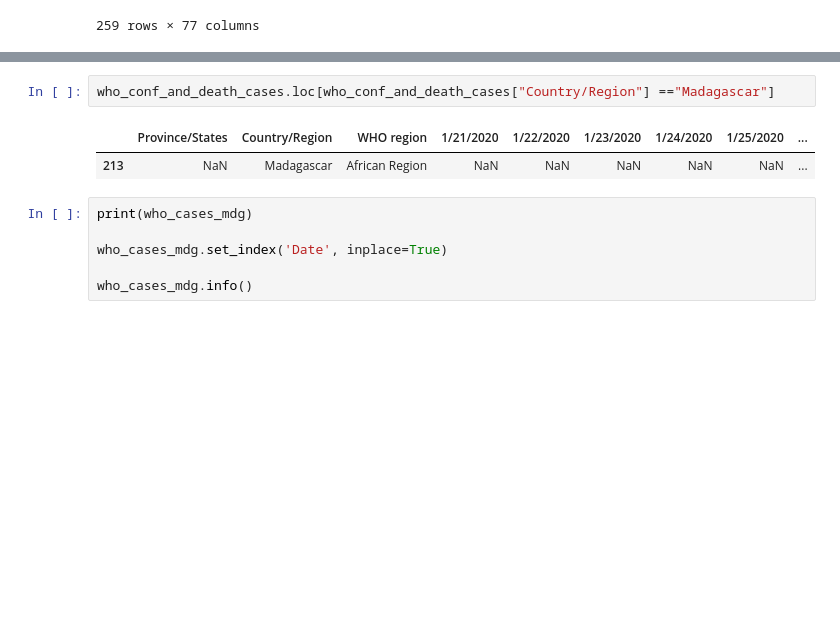
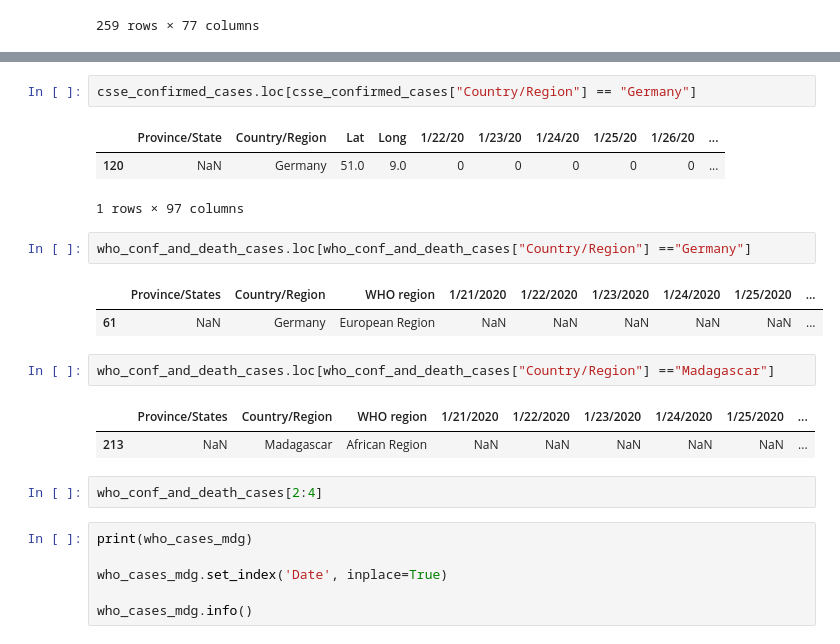
Before and after one commit to herysedra/covid19-mankaiza-clone, a Jupyter notebook: scripts/paper/simple_blocks/data.ipynb, the cells around one changed output, grey strips where cells are left out. Drawn from its saved outputs; the diff is of its cells as text; blank space fills up the shorter version.

```diff
--- a/scripts/paper/simple_blocks/data.ipynb
+++ b/scripts/paper/simple_blocks/data.ipynb
@@ -179,11 +210,24 @@ who_conf_and_death_cases[0:12]
 | 9 | Hunan | China | Western Pacific Region | NaN | 1.0 | 1.0 | 1.0 | NaN | ... |
 | 10 | Anhui | China | Western Pacific Region | NaN | NaN | NaN | NaN | NaN | ... |
 | 11 | Jiangxi | China | Western Pacific Region | NaN | 1.0 | 2.0 | 2.0 | NaN | ... |
+# %%
+csse_confirmed_cases.loc[csse_confirmed_cases["Country/Region"] == "Germany"]
+# %% [output]
+|  | Province/State | Country/Region | Lat | Long | 1/22/20 | 1/23/20 | 1/24/20 | 1/25/20 | 1/26/20 | ... |
+| 120 | NaN | Germany | 51.0 | 9.0 | 0 | 0 | 0 | 0 | 0 | ... |
+1 rows × 97 columns
+# %%
+who_conf_and_death_cases.loc[who_conf_and_death_cases["Country/Region"] =="Germany"]
+# %% [output]
+|  | Province/States | Country/Region | WHO region | 1/21/2020 | 1/22/2020 | 1/23/2020 | 1/24/2020 | 1/25/2020 | ... |
+| 61 | NaN | Germany | European Region | NaN | NaN | NaN | NaN | NaN | ... |
 # %%
 who_conf_and_death_cases.loc[who_conf_and_death_cases["Country/Region"] =="Madagascar"]
 # %% [output]
 |  | Province/States | Country/Region | WHO region | 1/21/2020 | 1/22/2020 | 1/23/2020 | 1/24/2020 | 1/25/2020 | ... |
 | 213 | NaN | Madagascar | African Region | NaN | NaN | NaN | NaN | NaN | ... |
+# %%
+who_conf_and_death_cases[2:4]
 # %%
 print(who_cases_mdg)
 
```
Also changed, not shown: parts of 5 cells of this notebook.
